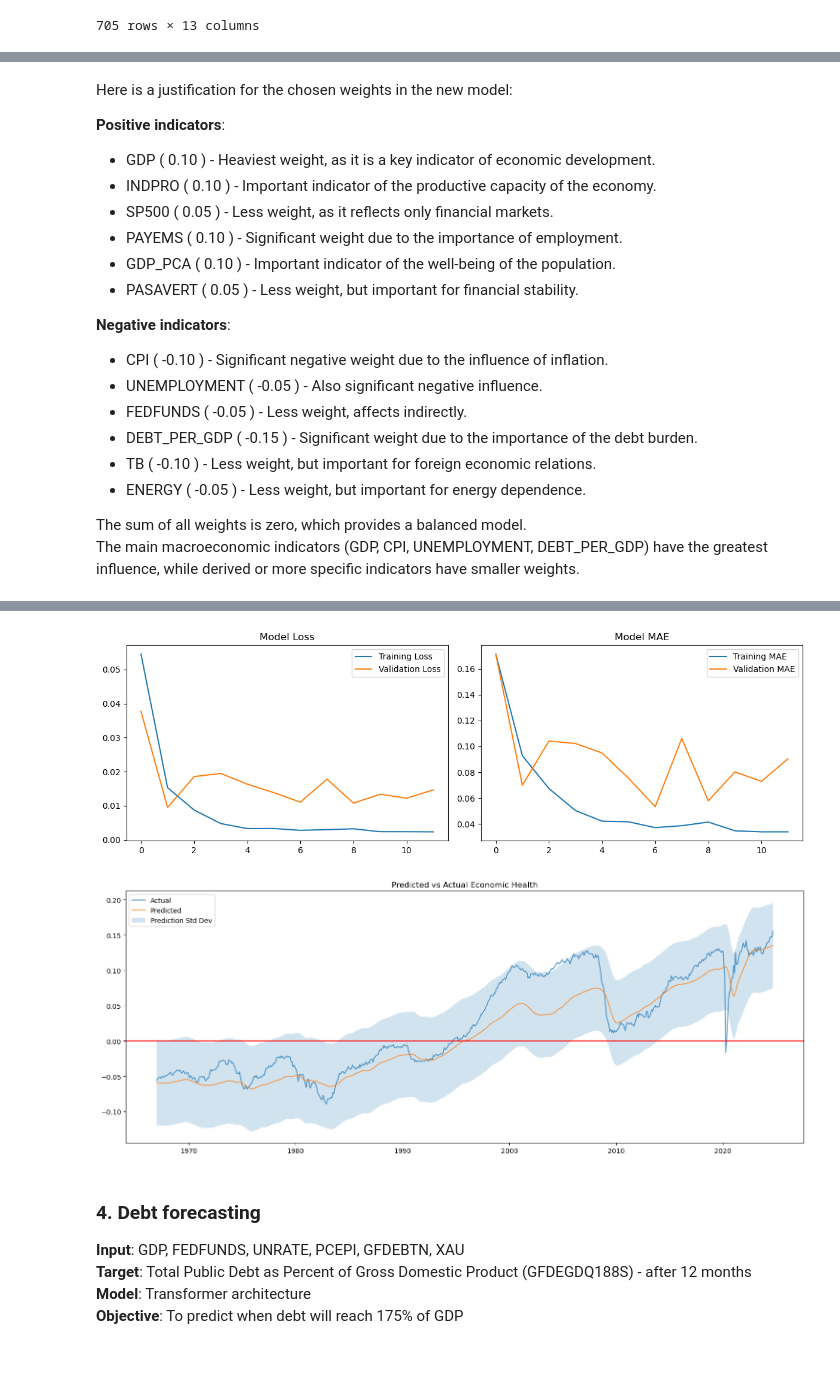
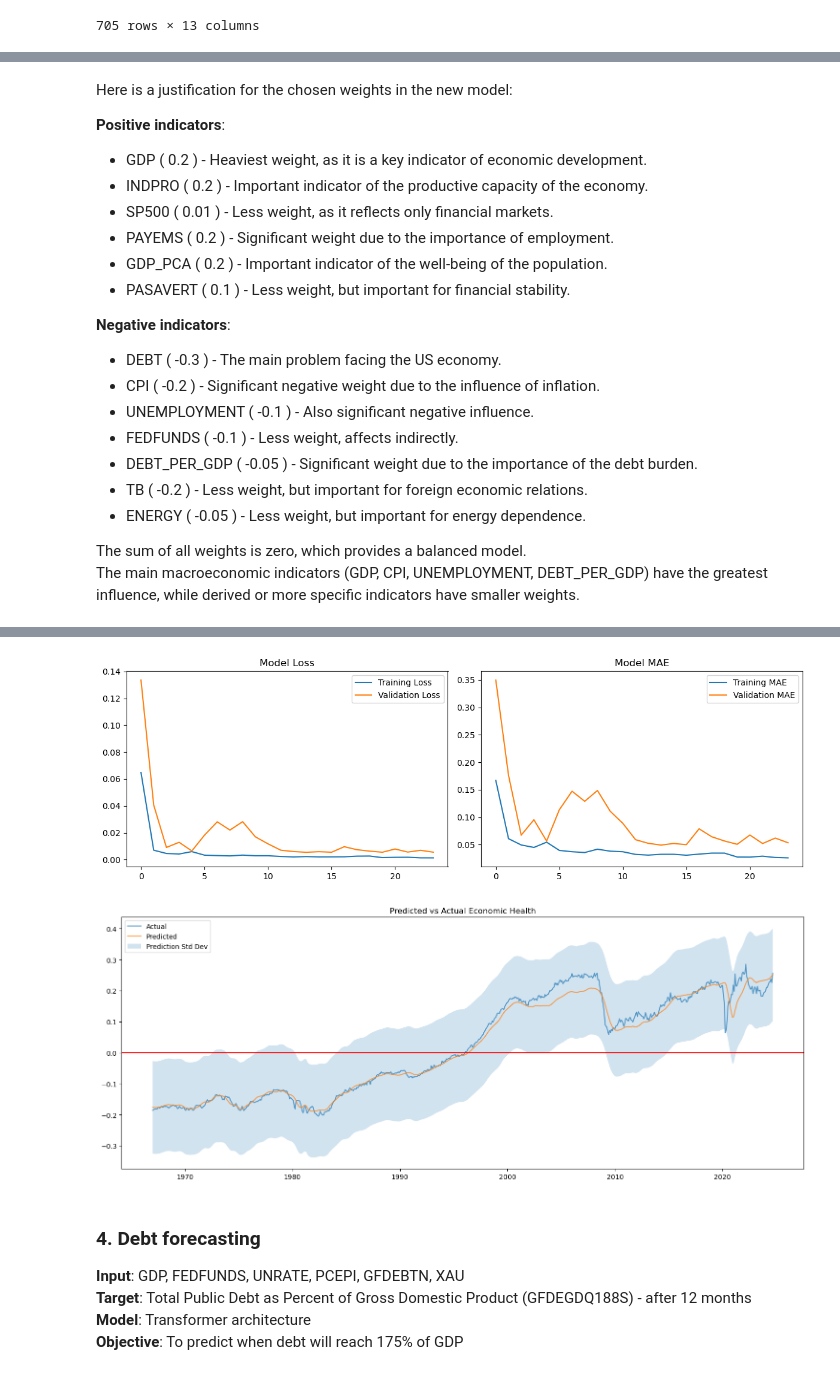
Before and after one commit to Engineer194/Analysis-of-the-US-Economy---Part-3, a Jupyter notebook: ver.2.ipynb, the cells around one changed output, grey strips where cells are left out. Drawn from its saved outputs; the diff is of its cells as text; code cells hidden in the pictures.

```diff
--- a/ver.2.ipynb
+++ b/ver.2.ipynb
@@ -501,0 +396,13 @@ tb
+# %%
+approx_file = pd.read_csv('data/TB_approx.csv') # Loading data.
+approx_file.columns = ["date", "tb"]
+
+# Обединяване на двата DataFrame
+tb = pd.concat([approx_file, tb_file], ignore_index=True)
+
+# Сортиране по дата
+tb = tb.sort_values('date')
+# Премахване на евентуални дублирани записи
+tb = tb.drop_duplicates(subset=['date'], keep='last')
+
+tb
@@ -648,20 +569,21 @@ Here is a justification for the chosen weights in the new model:
 
 **Positive indicators**:
 
- - GDP ( 0.10 ) - Heaviest weight, as it is a key indicator of economic development.
- - INDPRO ( 0.10 ) - Important indicator of the productive capacity of the economy.
- - SP500 ( 0.05 ) - Less weight, as it reflects only financial markets.
- - PAYEMS ( 0.10 ) - Significant weight due to the importance of employment.
- - GDP_PCA ( 0.10 ) - Important indicator of the well-being of the population.
- - PASAVERT ( 0.05 ) - Less weight, but important for financial stability.
+ - GDP ( 0.2 ) - Heaviest weight, as it is a key indicator of economic development.
+ - INDPRO ( 0.2 ) - Important indicator of the productive capacity of the economy.
+ - SP500 ( 0.01 ) - Less weight, as it reflects only financial markets.
+ - PAYEMS ( 0.2 ) - Significant weight due to the importance of employment.
+ - GDP_PCA ( 0.2 ) - Important indicator of the well-being of the population.
+ - PASAVERT ( 0.1 ) - Less weight, but important for financial stability.
 
 **Negative indicators**:
 
- - CPI ( -0.10 ) - Significant negative weight due to the influence of inflation.
- - UNEMPLOYMENT ( -0.05 ) - Also significant negative influence.
- - FEDFUNDS ( -0.05 ) - Less weight, affects indirectly.
- - DEBT_PER_GDP ( -0.15 ) - Significant weight due to the importance of the debt burden.
- - TB ( -0.10 ) - Less weight, but important for foreign economic relations.
+ - DEBT ( -0.3 ) - The main problem facing the US economy.
+ - CPI ( -0.2 ) - Significant negative weight due to the influence of inflation.
+ - UNEMPLOYMENT ( -0.1 ) - Also significant negative influence.
+ - FEDFUNDS ( -0.1 ) - Less weight, affects indirectly.
+ - DEBT_PER_GDP ( -0.05 ) - Significant weight due to the importance of the debt burden.
+ - TB ( -0.2 ) - Less weight, but important for foreign economic relations.
  - ENERGY ( -0.05 ) - Less weight, but important for energy dependence.
 
 The sum of all weights is zero, which provides a balanced model.<br>
@@ -691,7 +613,7 @@ class EconomicHealthPredictor:
         """
         Creates a composite index of economic health with updated indicators.
 
-        Positive indicators (Sum = 0.5):
+        Positive indicators (Sum = 1):
         - GDP (core economic growth indicator)
         - INDPRO (industrial production)
         - SP500 (market stability)
@@ -699,7 +621,8 @@ class EconomicHealthPredictor:
         - GDP_PCA (population welfare)
         - PASAVERT (population savings)
 
-        Negative indicators (Sum = 0.5):
+        Negative indicators (Sum = -1):
+        - DEBT (total public debt)
         - CPI (inflation)
         - UNEMPLOYMENT (unemployment)
         - FEDFUNDS (cost of borrowing)
@@ -708,17 +631,18 @@ class EconomicHealthPredictor:
         - ENERGY (energy costs)
         """
         weights = {
-            'gdp': 0.10,           # A key indicator of economic health.
-            'indpro': 0.10,        # Production capacity indicator.
-            'sp500': 0.05,         # Market confidence indicator.
-            'payems': 0.10,        # An important indicator of employment.
-            'gdp_pca': 0.10,       # Standard of living indicator.
-            'pasavert': 0.05,      # Household financial stability indicator.
-            'cpi': -0.10,          # Negative impact of inflation.
-            'unemployment': -0.10, # Main negative social indicator.
-            'fedfunds': -0.05,     # Impact on the price of loans.
-            'debt_per_gdp': -0.15, # Long-term financial stability.
-            'tb': -0.05,           # Foreign trade balance.
+            'gdp': 0.2,           # A key indicator of economic health.
+            'indpro': 0.2,        # Production capacity indicator.
+            'sp500': 0.1,         # Market confidence indicator.
+            'payems': 0.2,        # An important indicator of employment.
+            'gdp_pca': 0.2,       # Standard of living indicator.
+            'pasavert': 0.1,      # Household financial stability indicator.
+            'debt': -0.3,         # The main problem facing the economy.
+            'cpi': -0.2,          # Negative impact of inflation.
+            'unemployment': -0.1, # Main negative social indicator.
+            'fedfunds': -0.1,     # Impact on the price of loans.
+            'debt_per_gdp': -0.05, # Long-term financial stability.
+            'tb': -0.2,           # Foreign trade balance.
             'energy': -0.05        # Energy dependence.
        }
         normalized_data = self.scaler_X.fit_transform(data)
@@ -785,11 +709,13 @@ def plot_training_history(history):
     plt.subplot(1, 2, 1)
     plt.plot(history.history['loss'], label='Training Loss')
     plt.plot(history.history['val_loss'], label='Validation Loss')
+    # The error between predicted and actual values.
     plt.title('Model Loss')
     plt.legend()
 
     plt.subplot(1, 2, 2)
     plt.plot(history.history['mae'], label='Training MAE')
+    # The average absolute difference between predicted and actual values.
     plt.plot(history.history['val_mae'], label='Validation MAE')
     plt.title('Model MAE')
     plt.legend()
@@ -841,7 +767,7 @@ def run_analysis(data):
 # Изпълнение на анализа с примерни данни
 if __name__ == "__main__":
     # Зареждане на примерни данни
-    data = pd.read_csv("data/data.csv", index_col=0, parse_dates=True)
+    # data = pd.read_csv("data/data.csv", index_col=0, parse_dates=True)
     predictor = run_analysis(data)
 # %% [output]
 Training the model...
@@ -864,5 +790,5 @@ Epoch 12/50
-[figure, old version]
+[figure, new version]
-[figure, old version]
+[figure, new version]
 # %% [markdown]
 ### 4. **Debt forecasting**
 
```
Also changed, not shown: parts of 6 cells of this notebook.
